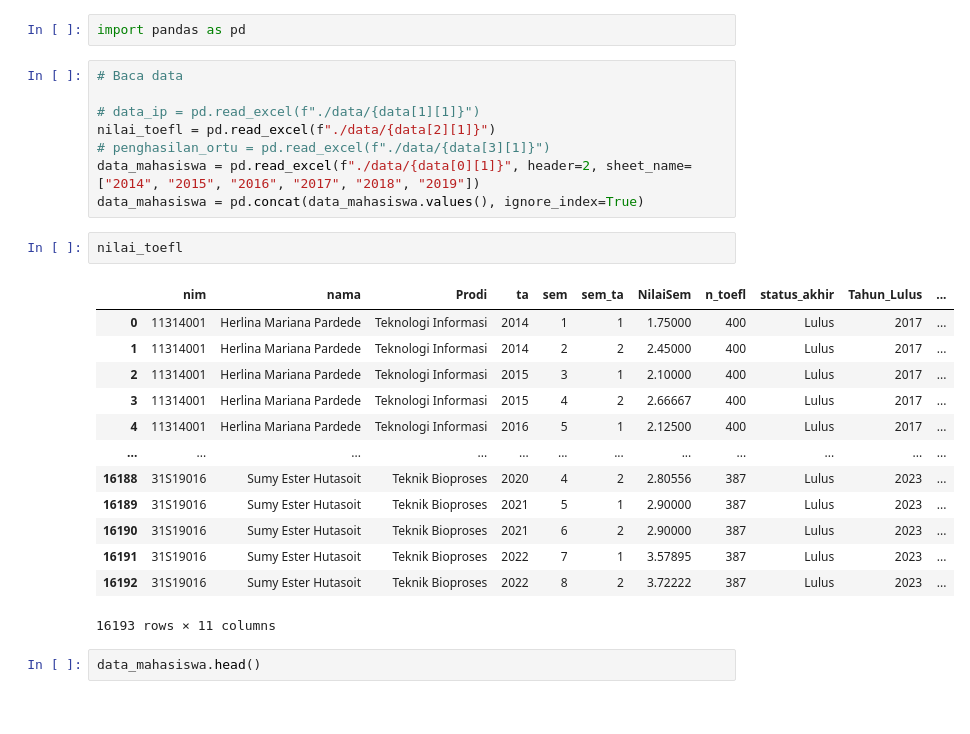
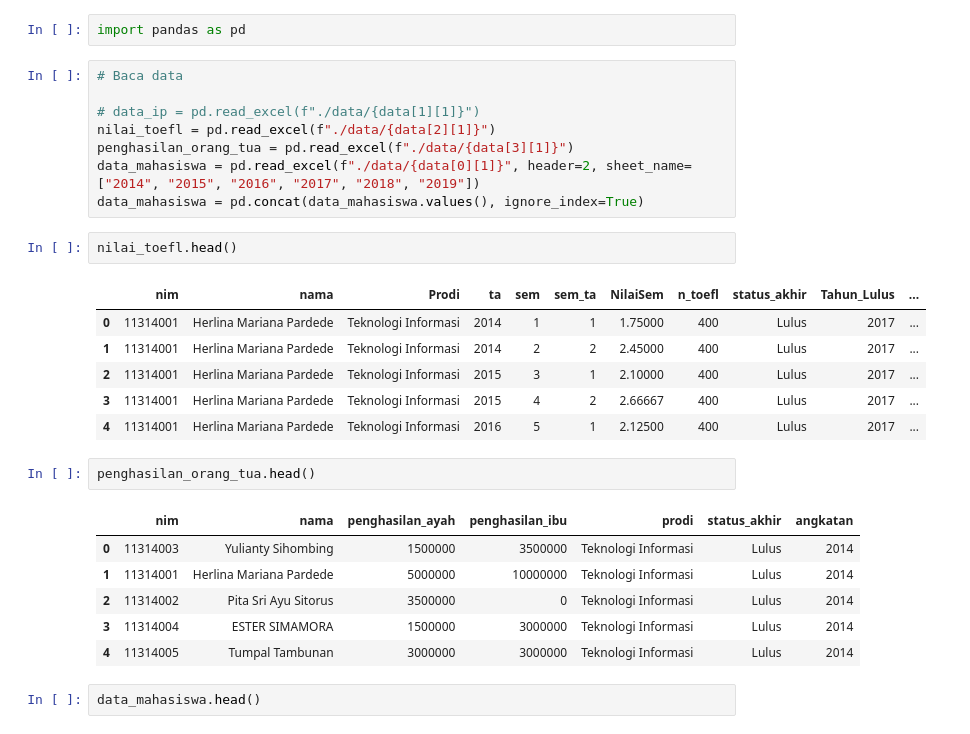
Before and after one commit to luthfidhani/prediksi-kelulusan-mahasiswa, a Jupyter notebook: training.ipynb, the cells around one changed output. Cells and saved outputs as stored; diff of their text form.

```diff
--- a/training.ipynb
+++ b/training.ipynb
@@ -25,25 +30,27 @@ import pandas as pd
 
 # data_ip = pd.read_excel(f"./data/{data[1][1]}")
 nilai_toefl = pd.read_excel(f"./data/{data[2][1]}")
-# penghasilan_ortu = pd.read_excel(f"./data/{data[3][1]}")
+penghasilan_orang_tua = pd.read_excel(f"./data/{data[3][1]}")
 data_mahasiswa = pd.read_excel(f"./data/{data[0][1]}", header=2, sheet_name=["2014", "2015", "2016", "2017", "2018", "2019"])
 data_mahasiswa = pd.concat(data_mahasiswa.values(), ignore_index=True)
 # %%
-nilai_toefl
+nilai_toefl.head()
 # %% [output]
 |  | nim | nama | Prodi | ta | sem | sem_ta | NilaiSem | n_toefl | status_akhir | Tahun_Lulus | ... |
 | 0 | 11314001 | Herlina Mariana Pardede | Teknologi Informasi | 2014 | 1 | 1 | 1.75000 | 400 | Lulus | 2017 | ... |
 | 1 | 11314001 | Herlina Mariana Pardede | Teknologi Informasi | 2014 | 2 | 2 | 2.45000 | 400 | Lulus | 2017 | ... |
 | 2 | 11314001 | Herlina Mariana Pardede | Teknologi Informasi | 2015 | 3 | 1 | 2.10000 | 400 | Lulus | 2017 | ... |
 | 3 | 11314001 | Herlina Mariana Pardede | Teknologi Informasi | 2015 | 4 | 2 | 2.66667 | 400 | Lulus | 2017 | ... |
 | 4 | 11314001 | Herlina Mariana Pardede | Teknologi Informasi | 2016 | 5 | 1 | 2.12500 | 400 | Lulus | 2017 | ... |
-| ... | ... | ... | ... | ... | ... | ... | ... | ... | ... | ... | ... |
-| 16188 | 31S19016 | Sumy Ester Hutasoit | Teknik Bioproses | 2020 | 4 | 2 | 2.80556 | 387 | Lulus | 2023 | ... |
-| 16189 | 31S19016 | Sumy Ester Hutasoit | Teknik Bioproses | 2021 | 5 | 1 | 2.90000 | 387 | Lulus | 2023 | ... |
-| 16190 | 31S19016 | Sumy Ester Hutasoit | Teknik Bioproses | 2021 | 6 | 2 | 2.90000 | 387 | Lulus | 2023 | ... |
-| 16191 | 31S19016 | Sumy Ester Hutasoit | Teknik Bioproses | 2022 | 7 | 1 | 3.57895 | 387 | Lulus | 2023 | ... |
-| 16192 | 31S19016 | Sumy Ester Hutasoit | Teknik Bioproses | 2022 | 8 | 2 | 3.72222 | 387 | Lulus | 2023 | ... |
-16193 rows × 11 columns
+# %%
+penghasilan_orang_tua.head()
+# %% [output]
+|  | nim | nama | penghasilan_ayah | penghasilan_ibu | prodi | status_akhir | angkatan |
+| 0 | 11314003 | Yulianty Sihombing | 1500000 | 3500000 | Teknologi Informasi | Lulus | 2014 |
+| 1 | 11314001 | Herlina Mariana Pardede | 5000000 | 10000000 | Teknologi Informasi | Lulus | 2014 |
+| 2 | 11314002 | Pita Sri Ayu Sitorus | 3500000 | 0 | Teknologi Informasi | Lulus | 2014 |
+| 3 | 11314004 | ESTER SIMAMORA | 1500000 | 3000000 | Teknologi Informasi | Lulus | 2014 |
+| 4 | 11314005 | Tumpal Tambunan | 3000000 | 3000000 | Teknologi Informasi | Lulus | 2014 |
 # %%
 data_mahasiswa.head()
 # %% [output]
```
Also changed, not shown: parts of 6 cells of this notebook, 12 other files.
